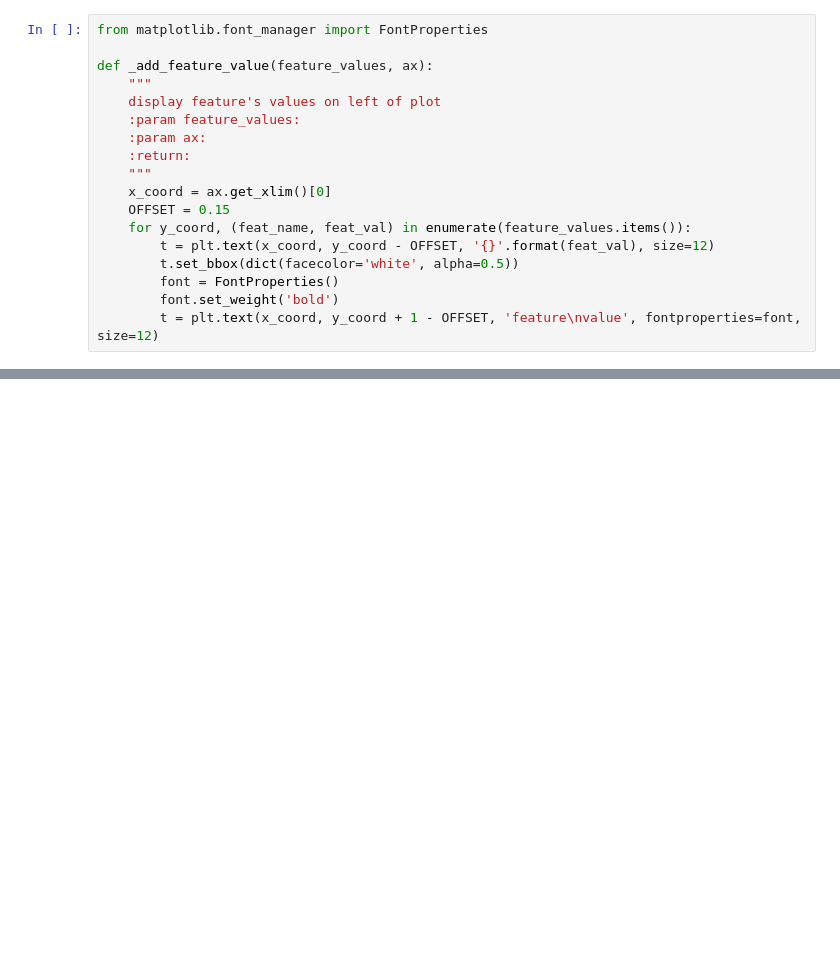
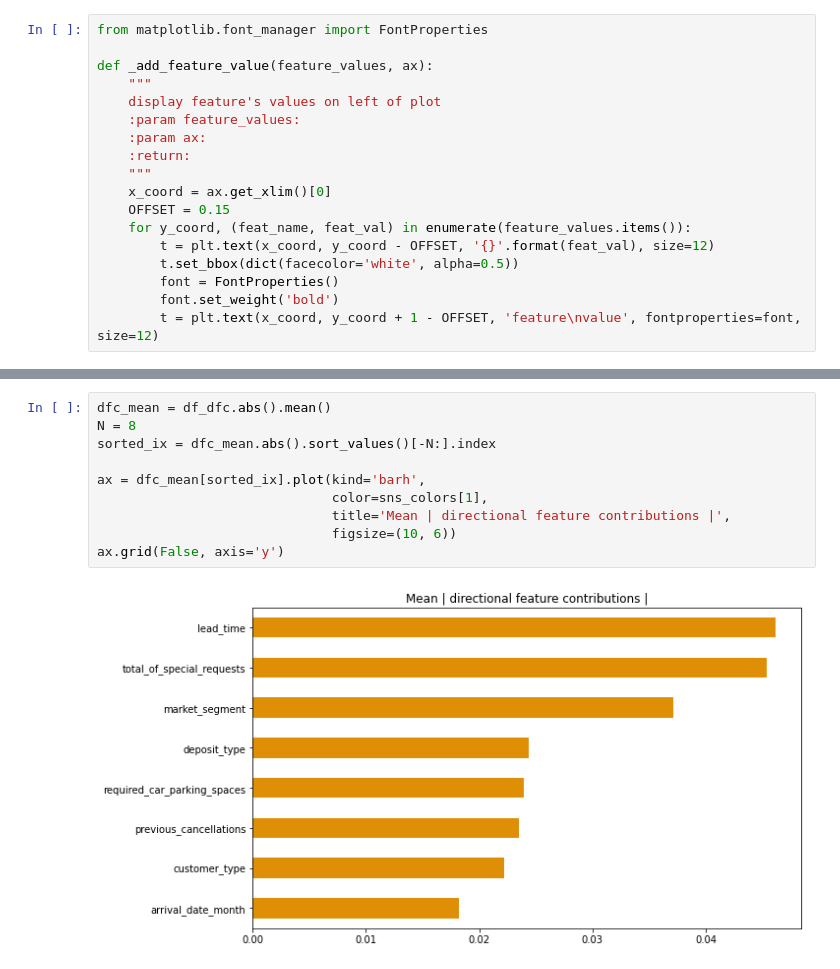
Before and after one commit to saidPolancoUPV/MachineLearningTensorFlow, a Jupyter notebook: Ch05/s1_introduction.ipynb, the cells around one changed output, grey strips where cells are left out. Drawn from its saved outputs; the diff is of its cells as text; blank space fills up the shorter version.

```diff
--- a/Ch05/s1_introduction.ipynb
+++ b/Ch05/s1_introduction.ipynb
@@ -278,0 +386,12 @@ def _add_feature_value(feature_values, ax):
+# %%
+dfc_mean = df_dfc.abs().mean()
+N = 8
+sorted_ix = dfc_mean.abs().sort_values()[-N:].index
+
+ax = dfc_mean[sorted_ix].plot(kind='barh',
+                              color=sns_colors[1],
+                              title='Mean | directional feature contributions |',
+                              figsize=(10, 6))
+ax.grid(False, axis='y')
+# %% [output]
+[figure, added]
```
Also changed, not shown: parts of 15 cells of this notebook, 6 other files.
